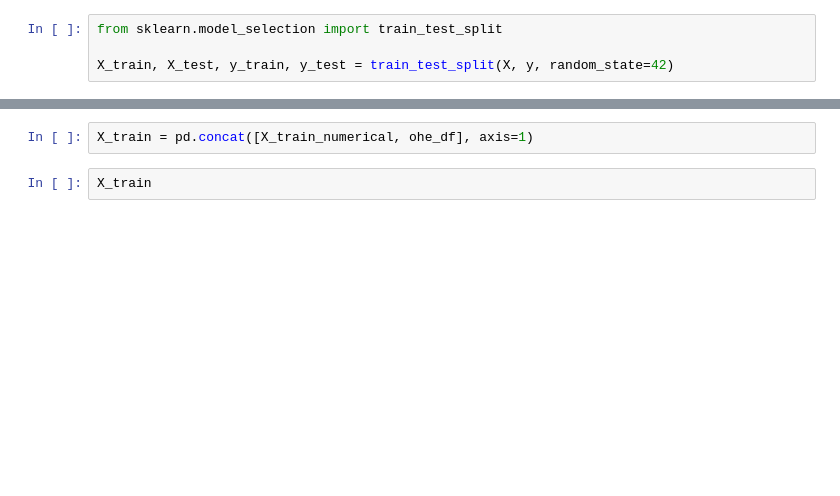
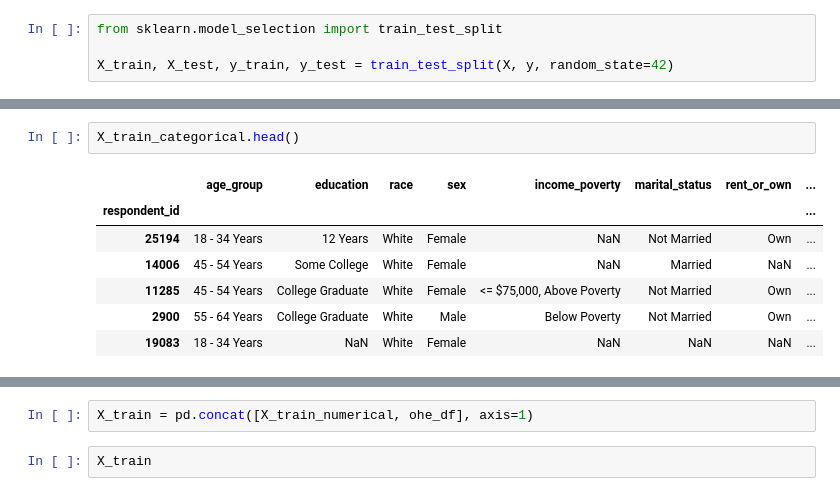
Before and after one commit to ccsurratt/seasonal_flu_vaccine_model, a Jupyter notebook: seasonal_flu_vaccine_predictive_model.ipynb, the cells around one changed output, grey strips where cells are left out. Saved outputs shown, nothing was run; the diff lists cells and outputs as text; blank space fills up the shorter version.

```diff
--- a/seasonal_flu_vaccine_predictive_model.ipynb
+++ b/seasonal_flu_vaccine_predictive_model.ipynb
@@ -98,0 +103,10 @@ X_train_categorical = X_train.select_dtypes(include=object).fillna('Missing')
+# %%
+X_train_categorical.head()
+# %% [output]
+|  | age_group | education | race | sex | income_poverty | marital_status | rent_or_own | ... |
+| respondent_id |  |  |  |  |  |  |  | ... |
+| 25194 | 18 - 34 Years | 12 Years | White | Female | NaN | Not Married | Own | ... |
+| 14006 | 45 - 54 Years | Some College | White | Female | NaN | Married | NaN | ... |
+| 11285 | 45 - 54 Years | College Graduate | White | Female | <= $75,000, Above Poverty | Not Married | Own | ... |
+| 2900 | 55 - 64 Years | College Graduate | White | Male | Below Poverty | Not Married | Own | ... |
+| 19083 | 18 - 34 Years | NaN | White | Female | NaN | NaN | NaN | ... |
```
Also changed, not shown: parts of 19 cells of this notebook.
